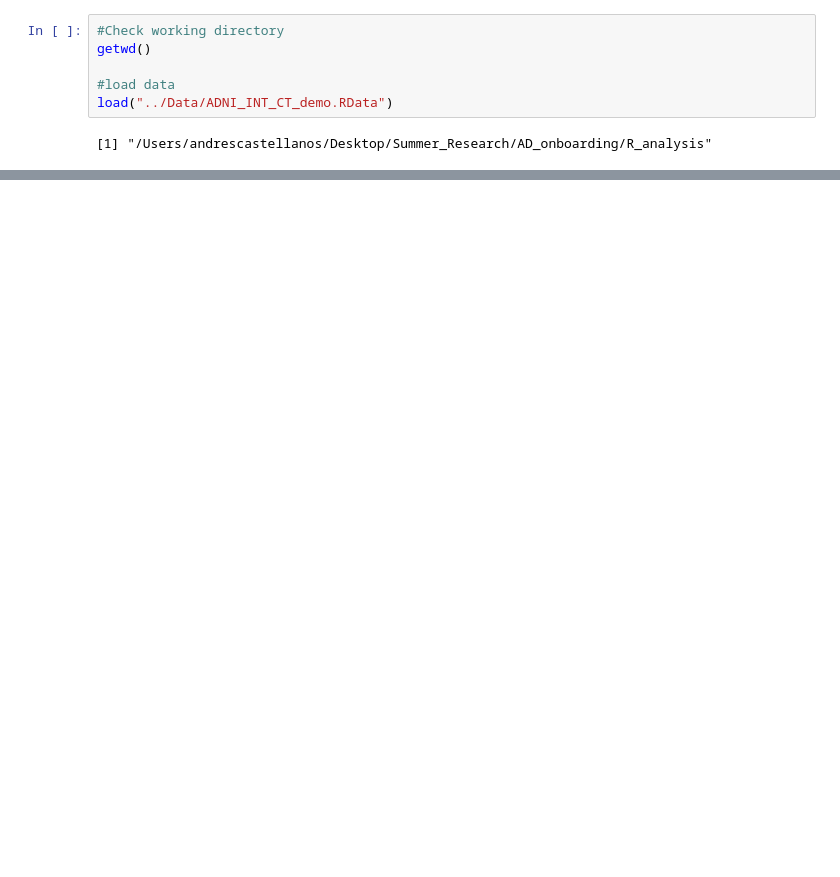
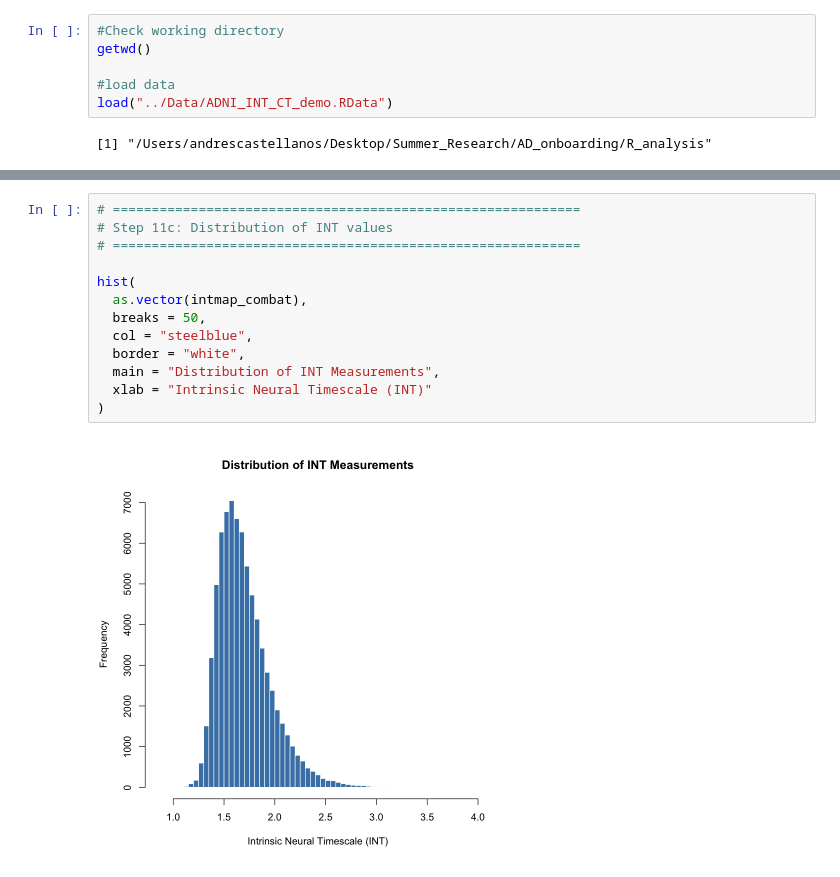
Before and after one commit to ACastellana0629/AD_onboarding, a Jupyter notebook: R_analysis/INT_Data_Analysis.ipynb, the cells around one changed output, grey strips where cells are left out. Cells and saved outputs as stored; diff of their text form; blank space fills up the shorter version.

```diff
--- a/R_analysis/INT_Data_Analysis.ipynb
+++ b/R_analysis/INT_Data_Analysis.ipynb
@@ -65,0 +516,15 @@ load("../Data/ADNI_INT_CT_demo.RData")
+# %%
+# ============================================================
+# Step 11c: Distribution of INT values
+# ============================================================
+
+hist(
+  as.vector(intmap_combat),
+  breaks = 50,
+  col = "steelblue",
+  border = "white",
+  main = "Distribution of INT Measurements",
+  xlab = "Intrinsic Neural Timescale (INT)"
+)
+# %% [output]
+[figure, added]
```
Also changed, not shown: parts of 47 cells of this notebook.
